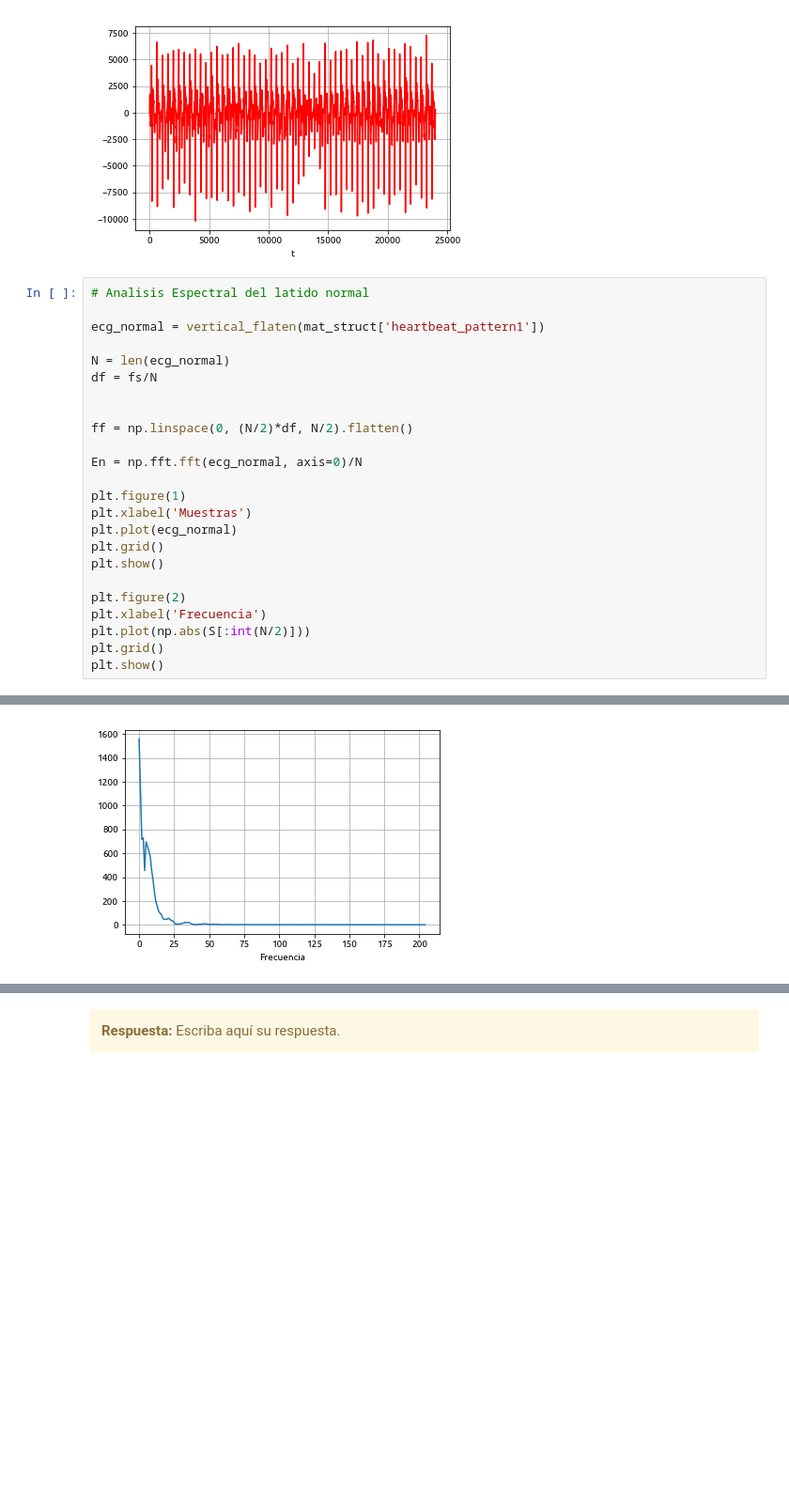
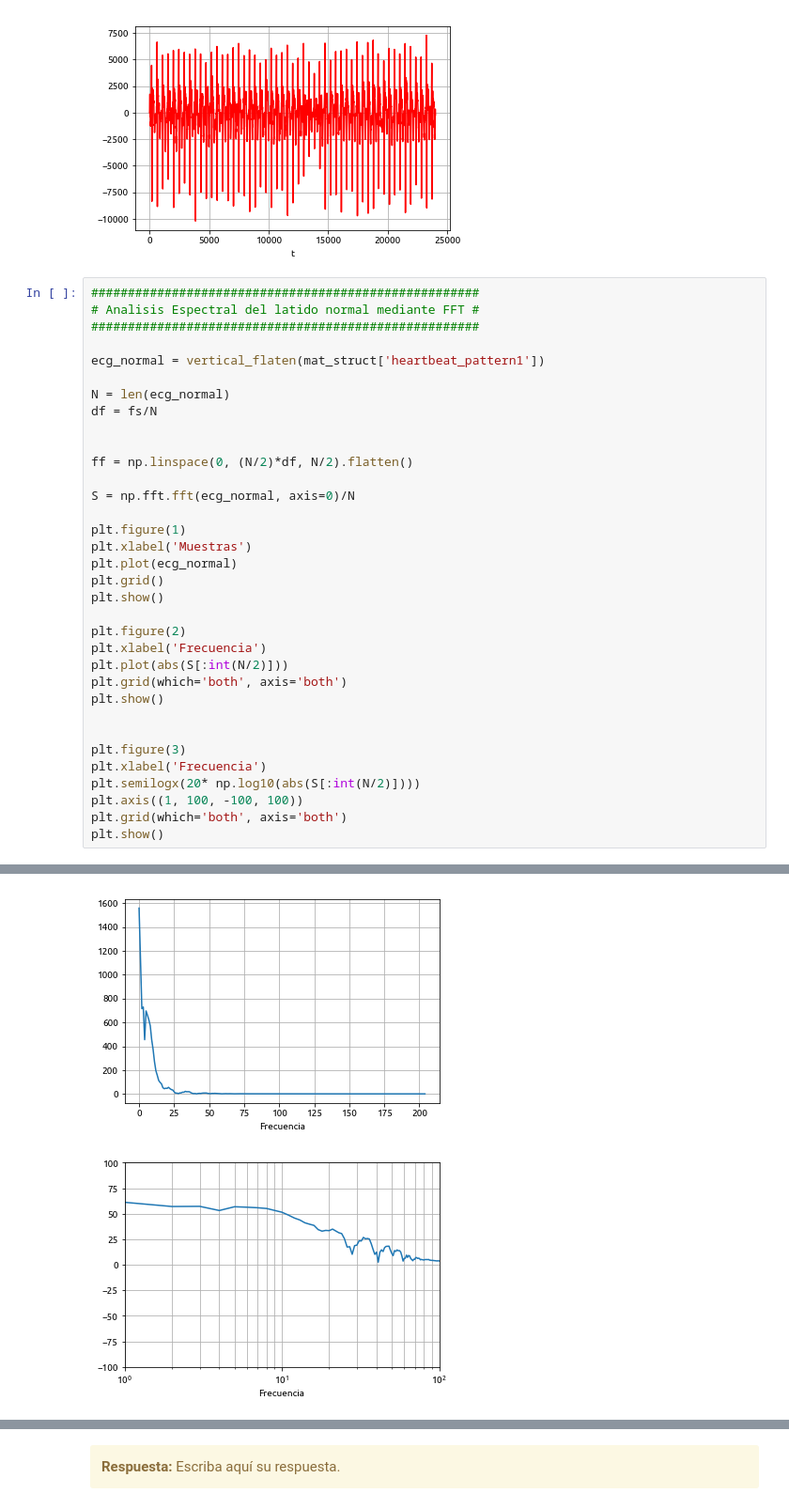
Before and after one commit to tomiambro/gibio, a Jupyter notebook: TP4 - Filtrado.ipynb, the cells around one changed output, grey strips where cells are left out. Shown at 94% size. Drawn from its saved outputs; the diff is of its cells as text; blank space fills up the shorter version.

Commit message:
Agrego periodograma del latido normal y de un segmento sin ruido de la ecg

```diff
--- a/TP4 - Filtrado.ipynb
+++ b/TP4 - Filtrado.ipynb
@@ -321,29 +321,40 @@ plt.show()
 [figure]
 [figure]
 # %%
-# Analisis Espectral del latido normal
+#####################################################
+# Analisis Espectral del latido normal mediante FFT #
+#####################################################
 
 ecg_normal = vertical_flaten(mat_struct['heartbeat_pattern1'])
 
 N = len(ecg_normal)
 df = fs/N
 
 
 ff = np.linspace(0, (N/2)*df, N/2).flatten()
 
-En = np.fft.fft(ecg_normal, axis=0)/N
+S = np.fft.fft(ecg_normal, axis=0)/N
 
 plt.figure(1)
 plt.xlabel('Muestras')
 plt.plot(ecg_normal)
 plt.grid()
 plt.show()
 
 plt.figure(2)
 plt.xlabel('Frecuencia')
-plt.plot(np.abs(S[:int(N/2)]))
-plt.grid()
+plt.plot(abs(S[:int(N/2)]))
+plt.grid(which='both', axis='both')
 plt.show()
+
+
+plt.figure(3)
+plt.xlabel('Frecuencia')
+plt.semilogx(20* np.log10(abs(S[:int(N/2)])))
+plt.axis((1, 100, -100, 100))
+plt.grid(which='both', axis='both')
+plt.show()
 # %% [output]
 [figure]
 [figure]
+[figure, added]
```
Also changed, not shown: parts of 3 cells of this notebook.
